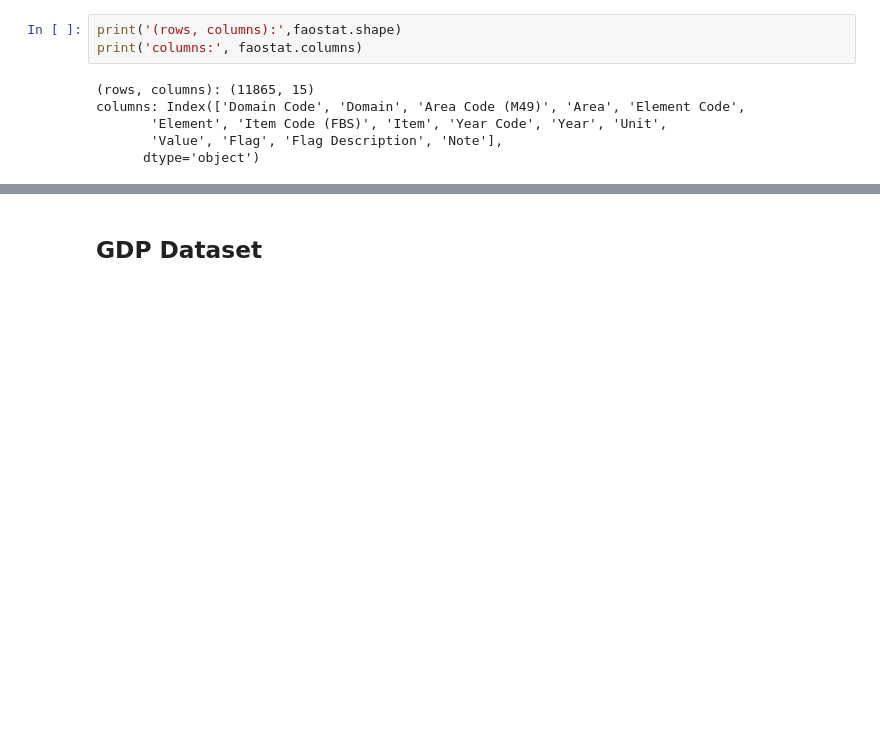
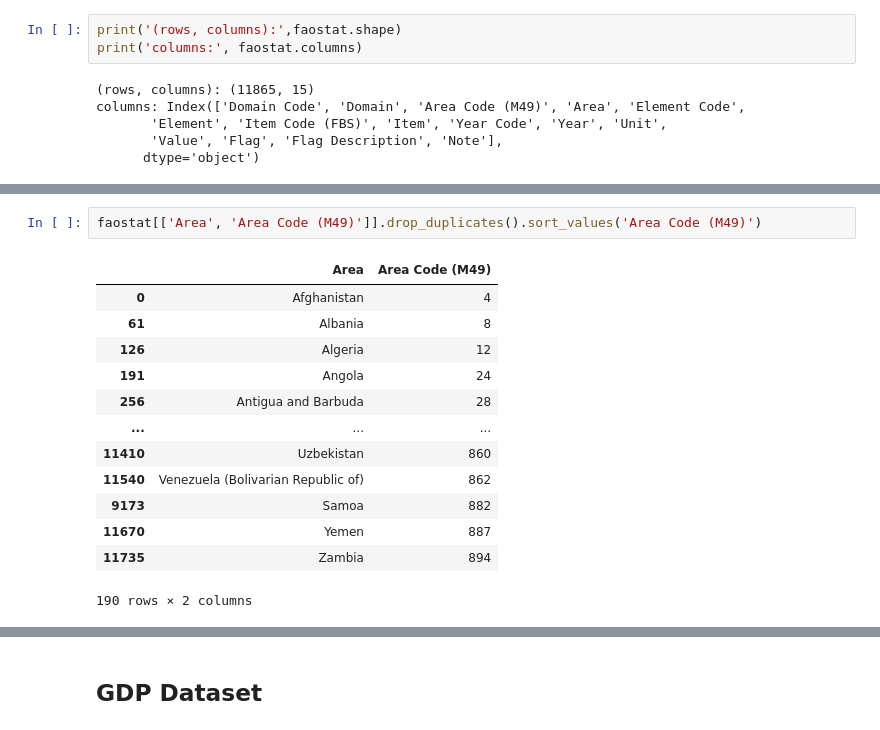
Before and after one commit to mquezada13/meat-consumption-analysis, a Jupyter notebook: notebooks/01_data_exploration.ipynb, the cells around one changed output, grey strips where cells are left out. Cells and saved outputs as stored; diff of their text form; blank space fills up the shorter version.

```diff
--- a/notebooks/01_data_exploration.ipynb
+++ b/notebooks/01_data_exploration.ipynb
@@ -141,3 +172,19 @@ Name: count, dtype: int64
+# %%
+faostat[['Area', 'Area Code (M49)']].drop_duplicates().sort_values('Area Code (M49)')
+# %% [output]
+|  | Area | Area Code (M49) |
+| 0 | Afghanistan | 4 |
+| 61 | Albania | 8 |
+| 126 | Algeria | 12 |
+| 191 | Angola | 24 |
+| 256 | Antigua and Barbuda | 28 |
+| ... | ... | ... |
+| 11410 | Uzbekistan | 860 |
+| 11540 | Venezuela (Bolivarian Republic of) | 862 |
+| 9173 | Samoa | 882 |
+| 11670 | Yemen | 887 |
+| 11735 | Zambia | 894 |
+190 rows × 2 columns
 # %% [markdown]
 ### Summary of FAOSTAT Dataset
 **Dataset size**
```
Also changed, not shown: parts of 18 cells of this notebook.
